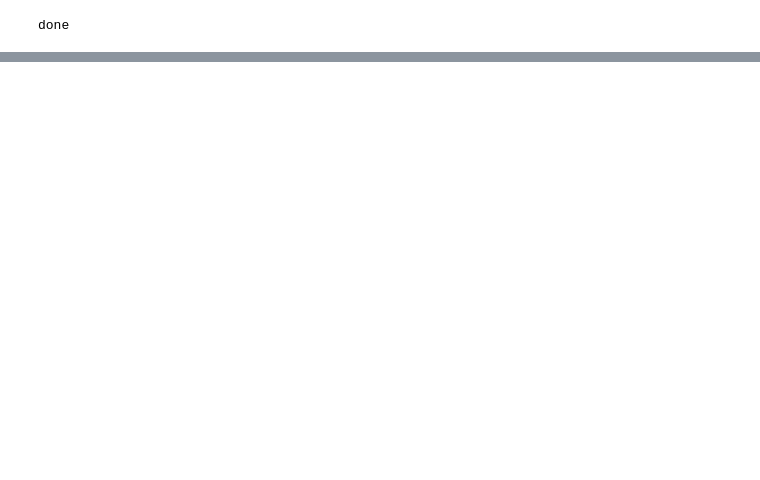
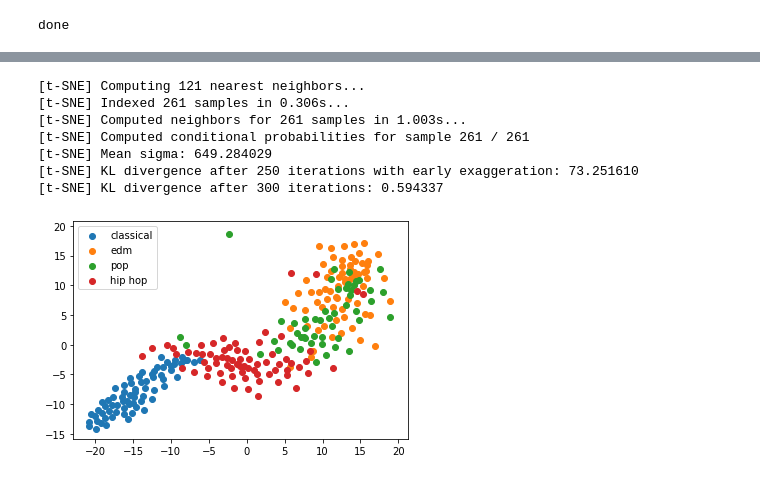
Before and after one commit to LukeMedeiros/JustFlow-notebooks, a Jupyter notebook: Bens-Notebooks/VisualizationV1.ipynb, the cells around one changed output, grey strips where cells are left out. Drawn from its saved outputs; the diff is of its cells as text; code cells hidden in the pictures; blank space fills up the shorter version.

```diff
--- a/Bens-Notebooks/VisualizationV1.ipynb
+++ b/Bens-Notebooks/VisualizationV1.ipynb
@@ -128,0 +131,52 @@ plt.show()
+# %%
+
+#df = pd.DataFrame(mean_centered_mfcc)
+# df['y'] = y
+# df['label'] = df['y'].apply(lambda i: str(i))
+#X, y = None, None
+
+
+tsne = TSNE(n_components=2, verbose=1, perplexity=40, n_iter=300)
+tsne_results = tsne.fit_transform(mean_centered_mfcc)
+
+# tsne_x = tsne_results[:,0]
+# tsne_y = tsne_results[:,1]
+# plt.scatter(tsne_x, tsne_y)
+# plt.show()
+
+tsne_plots = []
+for genre in genres:
+    i = 0
+    tsne_comp1 = []
+    tsne_comp2 = []
+    for song_genre in track_genre:
+        if(song_genre == genre):
+            tsne_comp1.append(tsne_results[i,0])
+            tsne_comp2.append(tsne_results[i,1])
+        i+=1
+    pca_plots.append(plt.scatter(tsne_comp1, tsne_comp2, label=str(genre)))
+
+plt.legend(handles = tsne_plots,
+          labels = genres)
+plt.show()
+# df['tsne-2d-one'] = tsne_results[:,0]
+# df['tsne-2d-two'] = tsne_results[:,1]
+
+# plt.figure(figsize=(16,10))
+# sns.scatterplot(
+#     x='tsne-2d-one', y='tsne-2d-two',
+#     hue="y",
+#     palette=sns.color_palette("hls", 10),
+#     data=df,
+#     legend="full",
+#     alpha=0.3
+# )
+# %% [output]
+[t-SNE] Computing 121 nearest neighbors...
+[t-SNE] Indexed 261 samples in 0.306s...
+[t-SNE] Computed neighbors for 261 samples in 1.003s...
+[t-SNE] Computed conditional probabilities for sample 261 / 261
+[t-SNE] Mean sigma: 649.284029
+[t-SNE] KL divergence after 250 iterations with early exaggeration: 73.251610
+[t-SNE] KL divergence after 300 iterations: 0.594337
+[figure, added]
```
Also changed, not shown: parts of 13 cells of this notebook.
